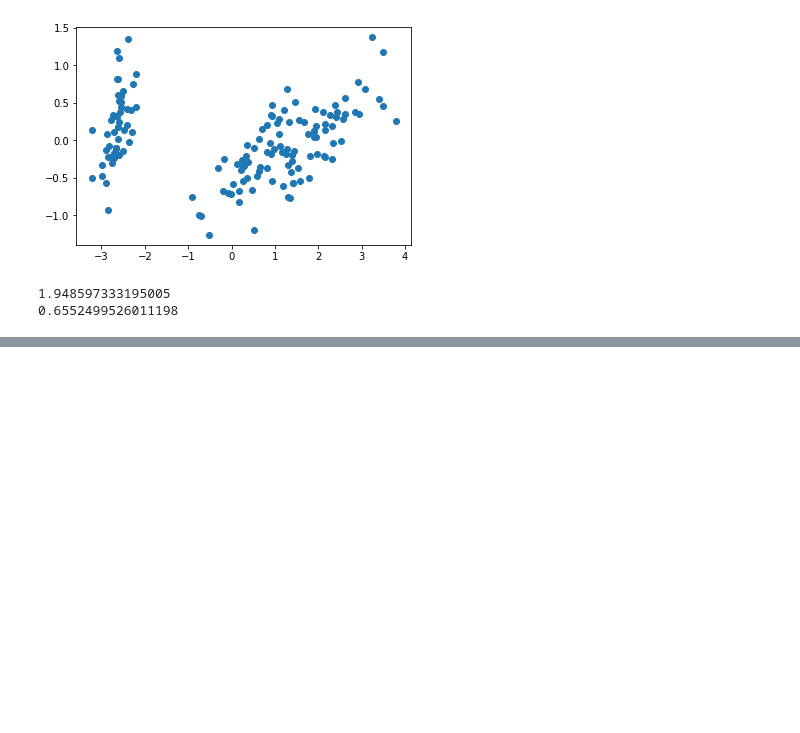
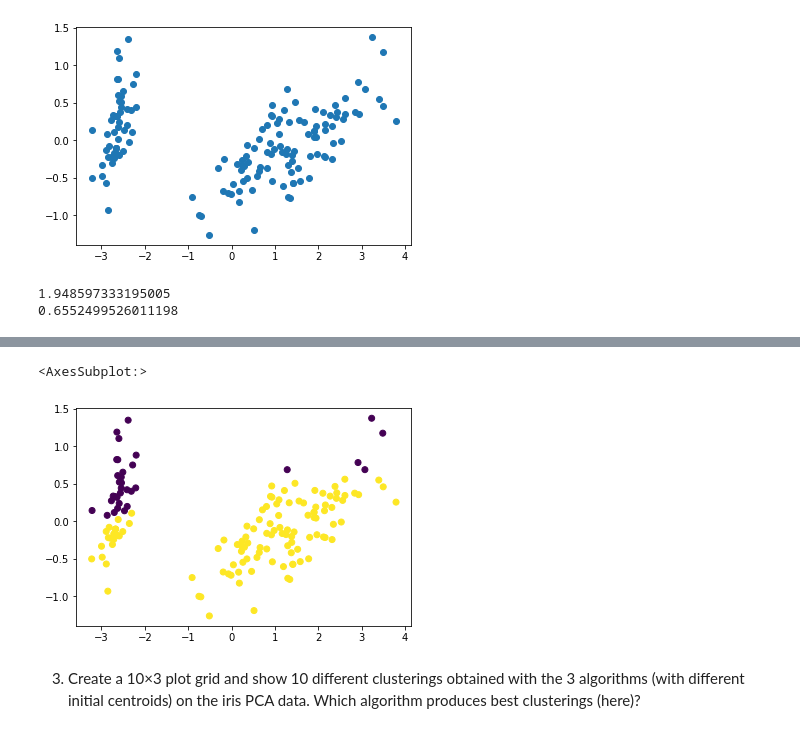
Before and after one commit to Mega61/business_inteligence_sheets, a Jupyter notebook: sheet4/Camacho_Daza_Russi_bi_sheet4.ipynb, the cells around one changed output, grey strips where cells are left out. Saved outputs shown, nothing was run; the diff lists cells and outputs as text; code cells hidden in the pictures; blank space fills up the shorter version.

Commit message:
Initial Commit missing 2.2 Dependent
Co-authored-by: juan2409 <juan2409@users.noreply.github.com>
Co-authored-by: HRuss14 <HRuss14@users.noreply.github.com>

```diff
--- a/sheet4/Camacho_Daza_Russi_bi_sheet4.ipynb
+++ b/sheet4/Camacho_Daza_Russi_bi_sheet4.ipynb
@@ -74,0 +243,20 @@ def kMeans(A, k, eps, mu=None):
+# %%
+def plotClusters(A, C, dimX, dimY, dimZ=None, axC=None):
+    fig = plt.figure()
+    if axC is None:
+        ax = plt.subplot(111)
+    else:
+        ax = axC
+    if dimZ is None:
+        ax.scatter(dimX, dimY, c=C)
+    else:
+        ax = fig.add_subplot(projection='3d')
+        ax.scatter(dimX, dimY, dimZ, c=C)
+    return ax
+# %% [output]
+<AxesSubplot:>
+[figure, added]
+# %% [markdown]
+3. Create a 10×3 plot grid and show 10 different clusterings obtained with the 3 algorithms
+(with different initial centroids) on the iris PCA data. Which algorithm produces best
+clusterings (here)?
```
Also changed, not shown: parts of 10 cells of this notebook, 1 other file.
